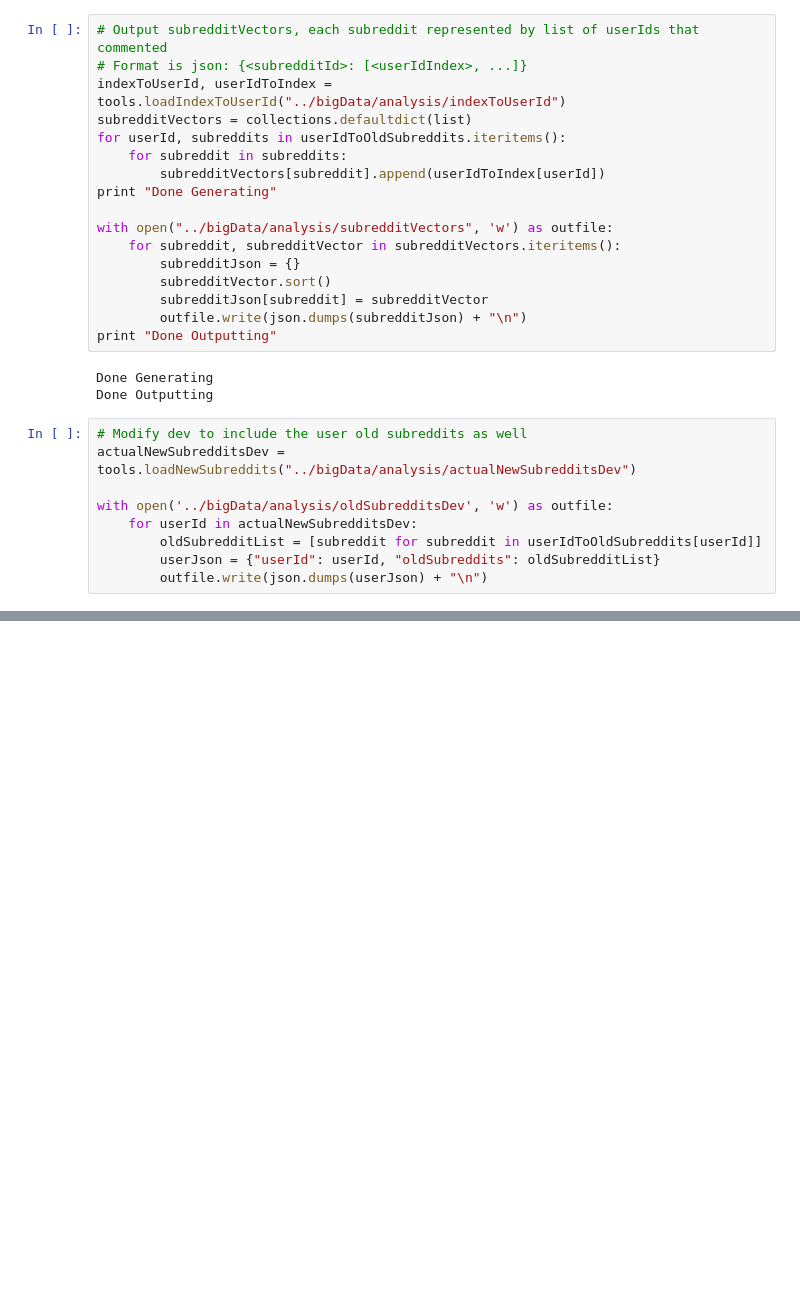
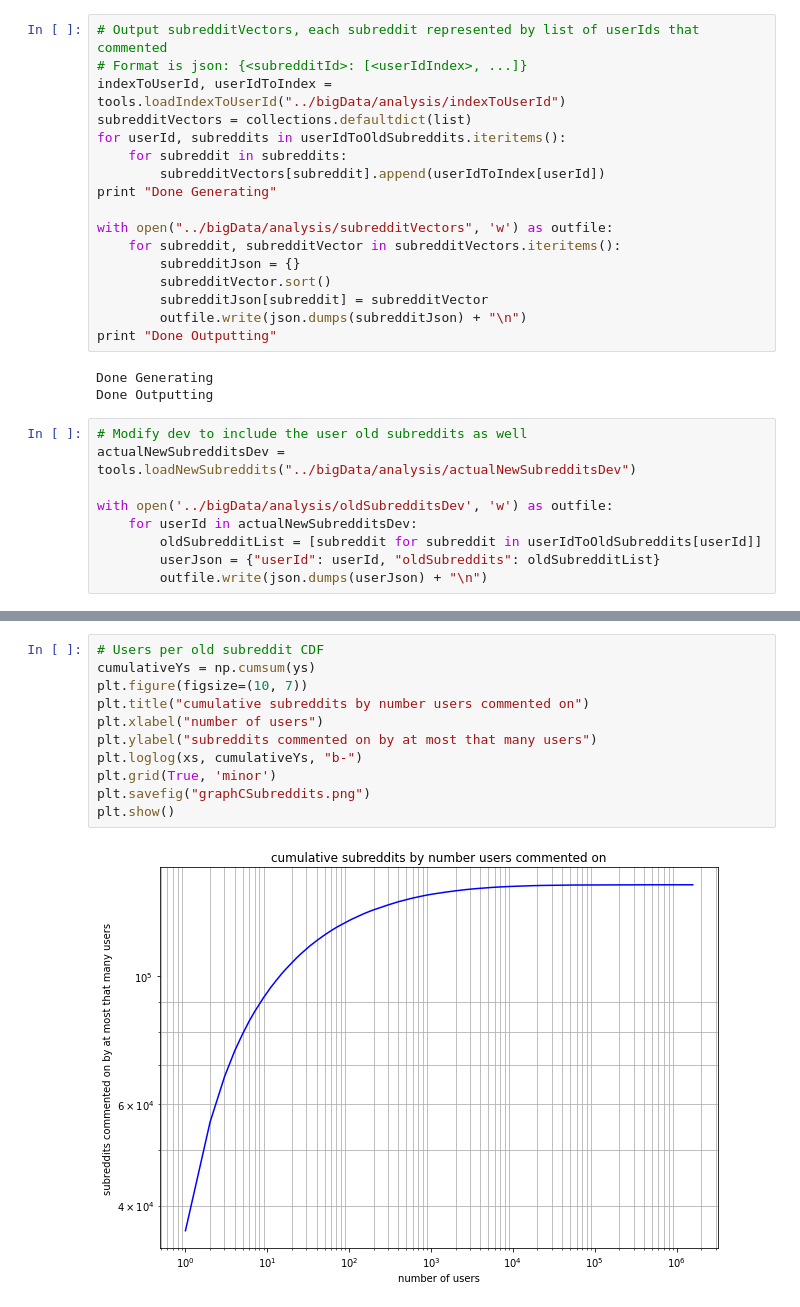
Before and after one commit to yhjw88/subreddit-recommender, a Jupyter notebook: analysis/userSubredditAnalysis.ipynb, the cells around one changed output, grey strips where cells are left out. Cells and saved outputs as stored; diff of their text form; blank space fills up the shorter version.

```diff
--- a/analysis/userSubredditAnalysis.ipynb
+++ b/analysis/userSubredditAnalysis.ipynb
@@ -325,0 +372,13 @@ with open('../bigData/analysis/oldSubredditsDev', 'w') as outfile:
+# %%
+# Users per old subreddit CDF
+cumulativeYs = np.cumsum(ys)
+plt.figure(figsize=(10, 7))
+plt.title("cumulative subreddits by number users commented on")
+plt.xlabel("number of users")
+plt.ylabel("subreddits commented on by at most that many users")
+plt.loglog(xs, cumulativeYs, "b-")
+plt.grid(True, 'minor')
+plt.savefig("graphCSubreddits.png")
+plt.show()
+# %% [output]
+[figure, added]
```
Also changed, not shown: parts of 17 cells of this notebook, 4 other files.
